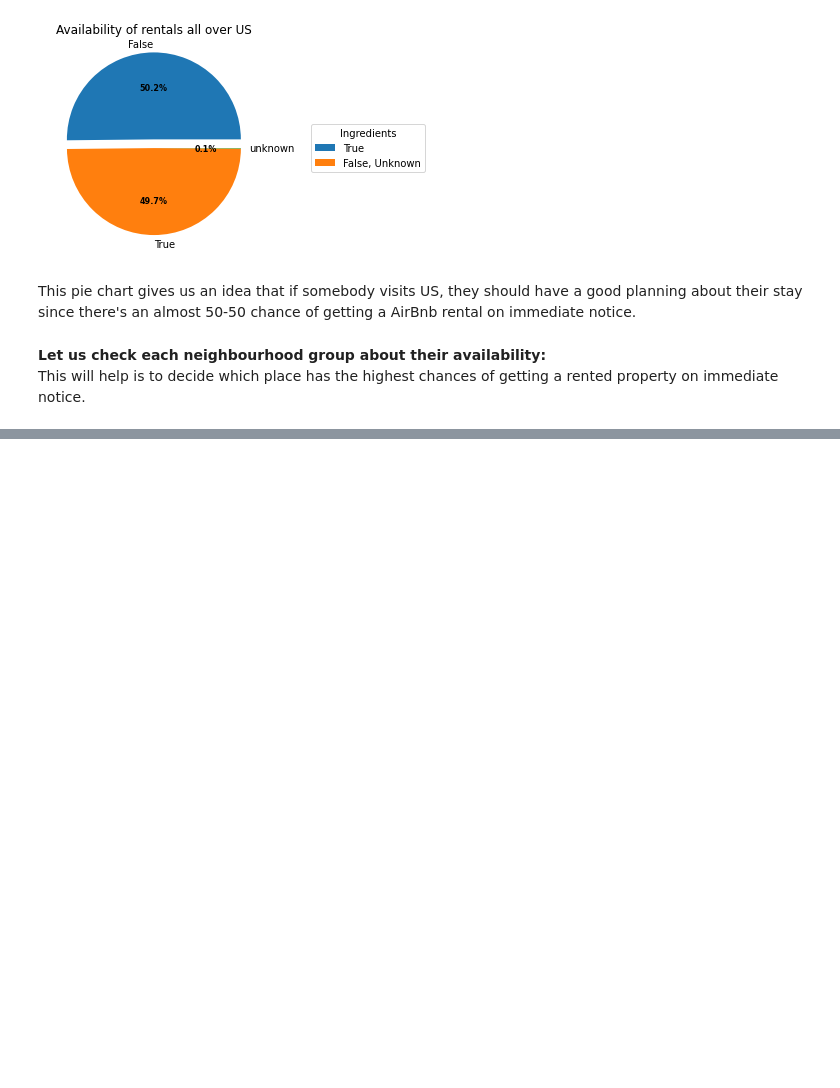
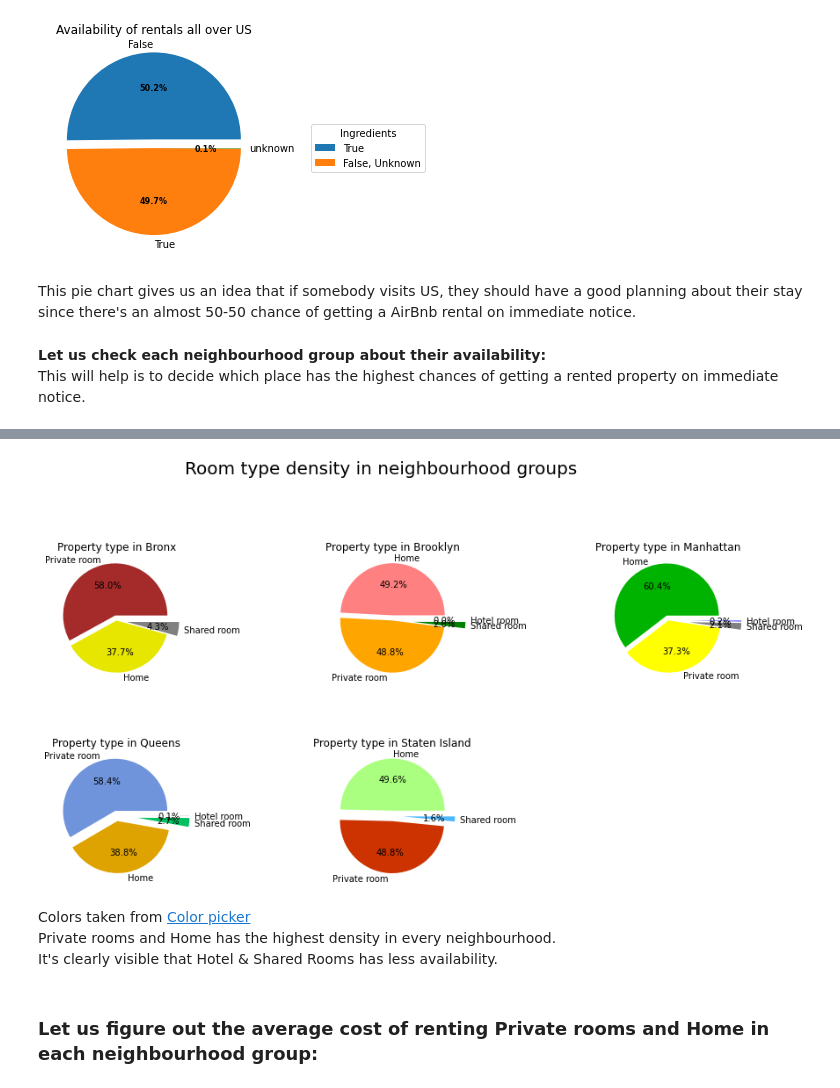
Before and after one commit to sankhadeepriju/Towards-Python-Data-Analysis, a Jupyter notebook: AirBnb-Data-Analysis-US/air-bnb-data-analysis.ipynb, the cells around one changed output, grey strips where cells are left out. Drawn from its saved outputs; the diff is of its cells as text; code cells hidden in the pictures; blank space fills up the shorter version.

```diff
--- a/AirBnb-Data-Analysis-US/air-bnb-data-analysis.ipynb
+++ b/AirBnb-Data-Analysis-US/air-bnb-data-analysis.ipynb
@@ -766,0 +800,44 @@ Instead of working for each group, save time and do a subplot.
+# %%
+bronx_rooms = pd.DataFrame(bronx_df['room type'].value_counts())
+brook_rooms = pd.DataFrame(brook_df['room type'].value_counts())
+manh_rooms = pd.DataFrame(manh_df['room type'].value_counts())
+queens_rooms = pd.DataFrame(queens_df['room type'].value_counts())
+staten_rooms = pd.DataFrame(staten_df['room type'].value_counts())
+# %%
+plt.figure(figsize = (15,15))
+plt.suptitle('Room type density in neighbourhood groups', fontsize = 20)
+ax1 = plt.subplot2grid((4, 3), (0, 0))
+ax2 = plt.subplot2grid((4, 3), (0, 1))
+ax3 = plt.subplot2grid((4, 3), (0, 2))
+ax4 = plt.subplot2grid((4, 3), (1, 0))
+ax5 = plt.subplot2grid((4, 3), (1, 1))
+plt.subplots_adjust(wspace = 0.5, hspace = 0.5) #make the figure look better
+
+# Bronx
+ax1.set_title('Property type in Bronx')
+ax1.pie(bronx_rooms['room type'], explode = (0.1,0,0.2), labels = bronx_rooms.index, autopct='%1.1f%%', colors = ( "brown", "#e6e600", "grey"))
+
+# Brooklyn
+ax2.set_title('Property type in Brooklyn')
+ax2.pie(brook_rooms['room type'], explode = (0.1,0,0.4,0.4), labels = brook_rooms.index, autopct='%1.1f%%', colors = ( "#ff8080", "orange", "green", "cyan"))
+
+# Manhattan
+ax3.set_title('Property type in Manhattan')
+ax3.pie(manh_rooms['room type'], explode = (0.1,0,0.4,0.4), labels = manh_rooms.index, autopct='%1.1f%%', colors = ( "#00b300", "yellow", "grey", "blue"))
+
+# Queens
+ax4.set_title('Property type in Queens')
+ax4.pie(queens_rooms['room type'], explode = (0.1,0.1,0.4,0.4), labels = queens_rooms.index, autopct='%1.1f%%', colors = ( "#7094db", "#dea301", "#00C060", "grey"))
+
+# Staten Island
+ax5.set_title('Property type in Staten Island')
+ax5.pie(staten_rooms['room type'], explode = (0.1,0.1,0.2), labels = staten_rooms.index, autopct='%1.1f%%', colors = ( "#aaff80", "#cc3300", "#4db8ff"))
+
+plt.show()
+# %% [output]
+[figure, added]
+# %% [markdown]
+Colors taken from [Color picker](https://www.color-hex.com/)<br />
+Private rooms and Home has the highest density in every neighbourhood.<br /> It's clearly visible that Hotel & Shared Rooms has less availability.
+# %% [markdown]
+### Let us figure out the average cost of renting Private rooms and Home in each neighbourhood group:
```
Also changed, not shown: parts of 10 cells of this notebook.
